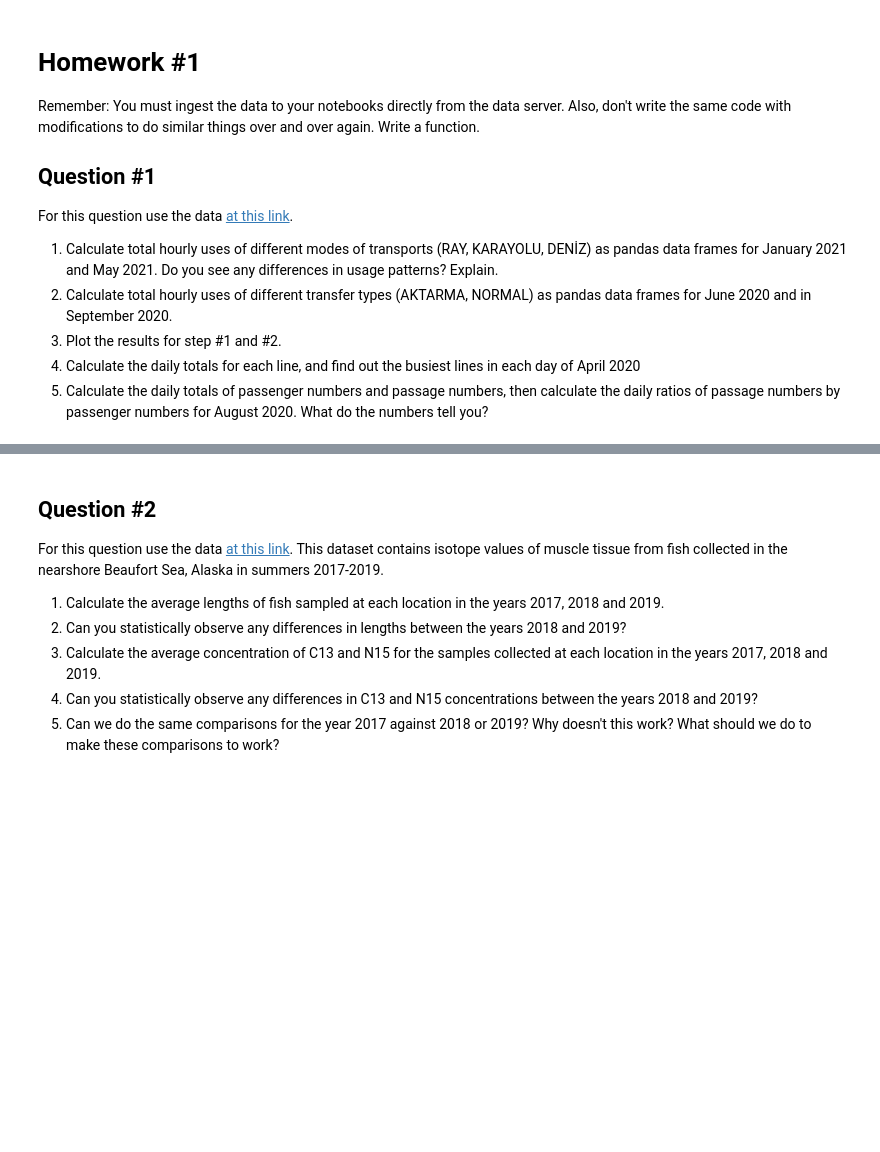
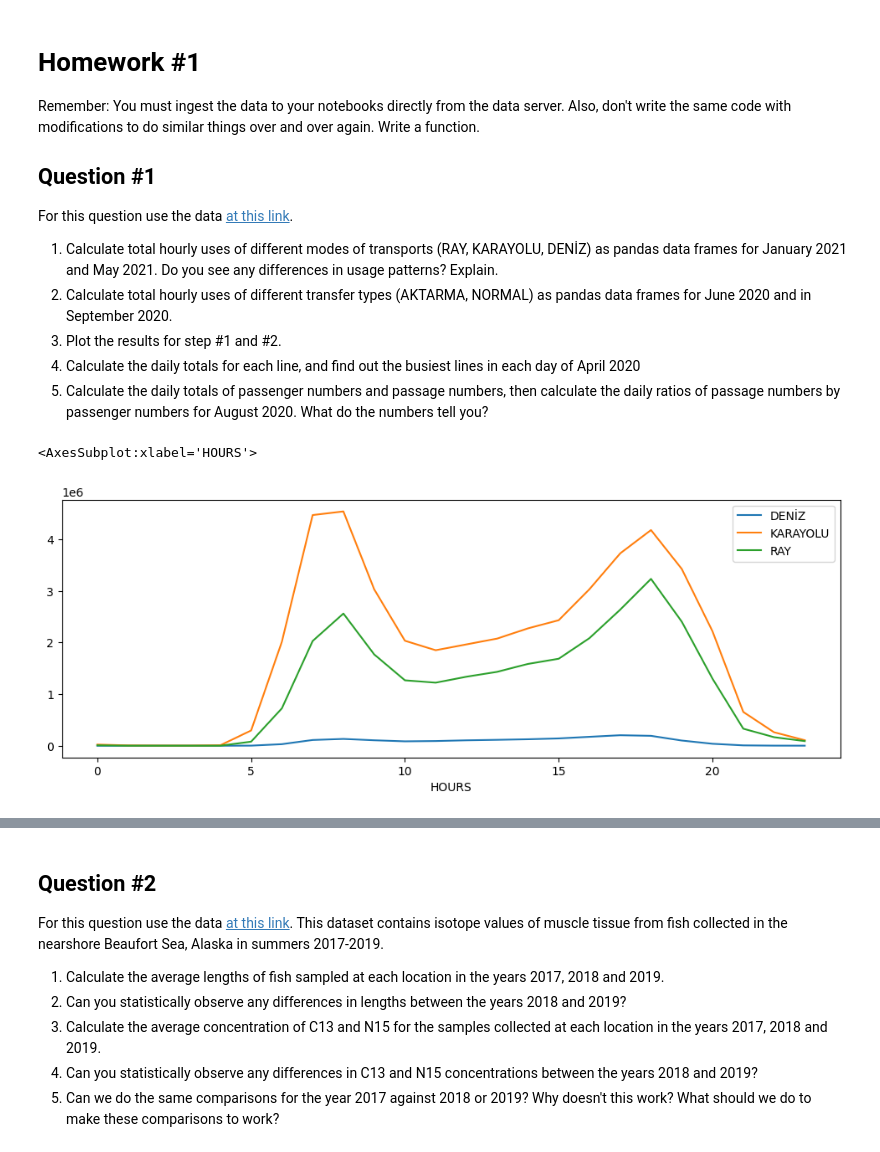
Before and after one commit to kaygun/2022-Fall-381E, a Jupyter notebook: HW1.ipynb, the cells around one changed output, grey strips where cells are left out. Cells and saved outputs as stored; diff of their text form; code cells hidden in the pictures; blank space fills up the shorter version.

```diff
--- a/HW1.ipynb
+++ b/HW1.ipynb
@@ -12,3 +21,27 @@ For this question use the data [at this link](https://data.ibb.gov.tr/dataset/ho
 3. Plot the results for step #1 and #2.
 4. Calculate the daily totals for each line, and find out the busiest lines in each day of April 2020
 5. Calculate the daily totals of passenger numbers and passage numbers, then calculate the daily ratios of passage numbers by passenger numbers for August 2020. What do the numbers tell you?
+# %%
+links = {'Jan 21': 'https://data.ibb.gov.tr/dataset/a6855ce7-4092-40a5-82b5-34cf3c7e36e3/resource/004994f5-3a50-4721-8787-41d4940bdaee/download/hourly_transportation_202101.csv',
+         'May 21': 'https://data.ibb.gov.tr/dataset/a6855ce7-4092-40a5-82b5-34cf3c7e36e3/resource/42b4a830-fee6-4765-9daf-3f3884f09b4b/download/hourly_transportation_202105.csv',
+         'Jun 20': 'https://data.ibb.gov.tr/dataset/a6855ce7-4092-40a5-82b5-34cf3c7e36e3/resource/4f1c434d-bd1f-4937-b88f-6e2df1a85dc5/download/hourly_transportation_202006.csv',
+         'Sep 20': 'https://data.ibb.gov.tr/dataset/a6855ce7-4092-40a5-82b5-34cf3c7e36e3/resource/5b3b12b7-575d-4b55-b497-62e3b544edb0/download/hourly_transportation_202009.csv',
+         'Apr 20': 'https://data.ibb.gov.tr/dataset/a6855ce7-4092-40a5-82b5-34cf3c7e36e3/resource/75e25417-36df-4822-8a18-578f0f7a584a/download/hourly_transportation_202004.csv',
+         'Aug 20': 'https://data.ibb.gov.tr/dataset/a6855ce7-4092-40a5-82b5-34cf3c7e36e3/resource/a195a42f-727a-4f1e-ad55-471306788c99/download/hourly_transportation_202008.csv'}
+# %%
+def hourlyUse(date,cat):
+    data = pd.read_csv(links[date],sep=',',encoding='utf8', converters={'Date': pd.to_datetime})
+    data.dropna(inplace=True)
+    data['HOURS'] = data['DATE_TIME'].map(lambda x: pd.to_datetime(x).hour)
+    terms = np.unique(data[cat])
+    res = {}
+    for x in terms:
+        subset = data[data[cat]==x][['NUMBER_OF_PASSENGER','HOURS']]
+        res.update({x: subset.groupby('HOURS').sum().iloc[:,0]})
+    return pd.DataFrame(res)
+# %%
+jan21 = hourlyUse('Jan 21','TRANSPORT_TYPE_DESC')
+jan21.plot(figsize=(12,4))
+# %% [output]
+<AxesSubplot:xlabel='HOURS'>
+[figure, added]
```
Also changed, not shown: parts of 16 cells of this notebook.
